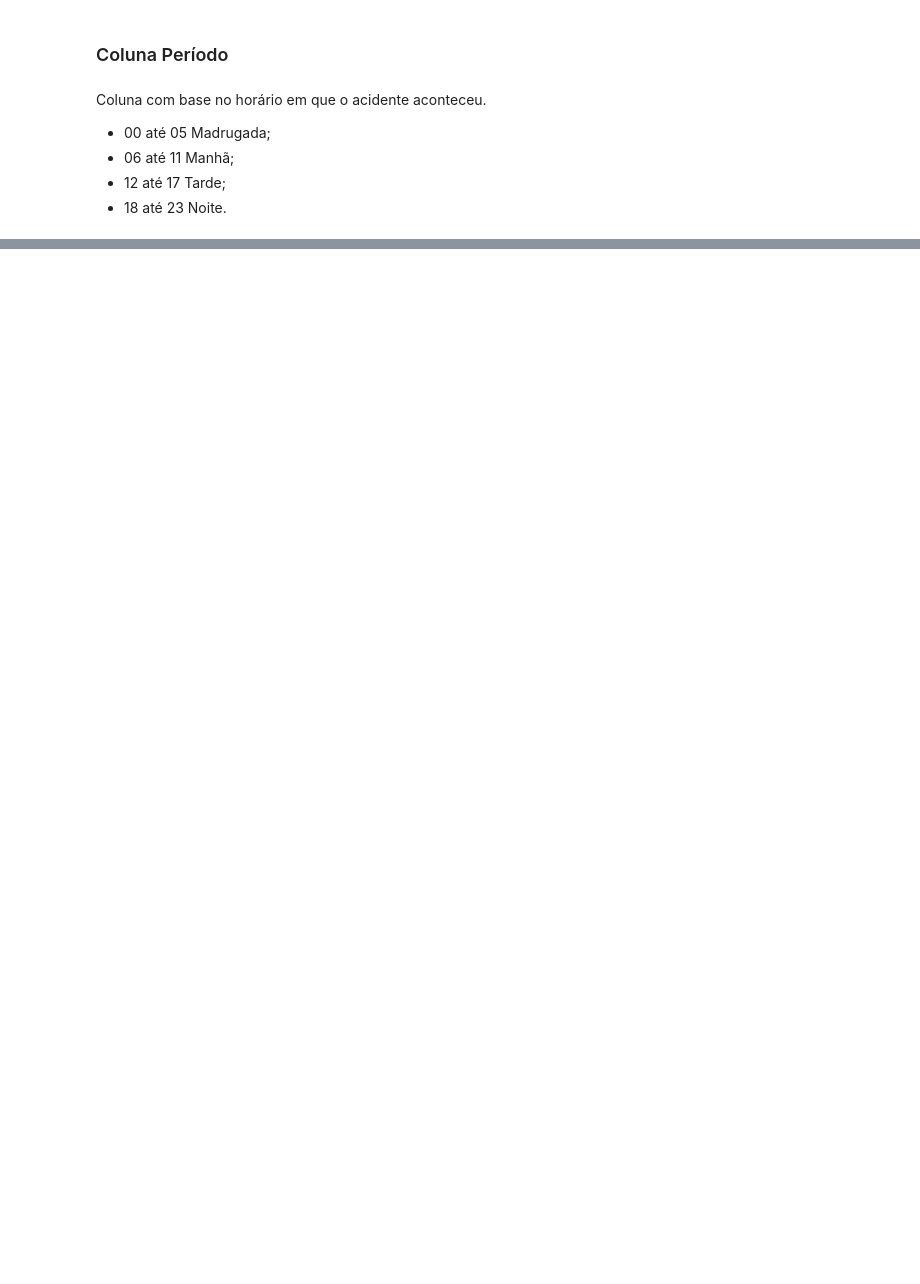
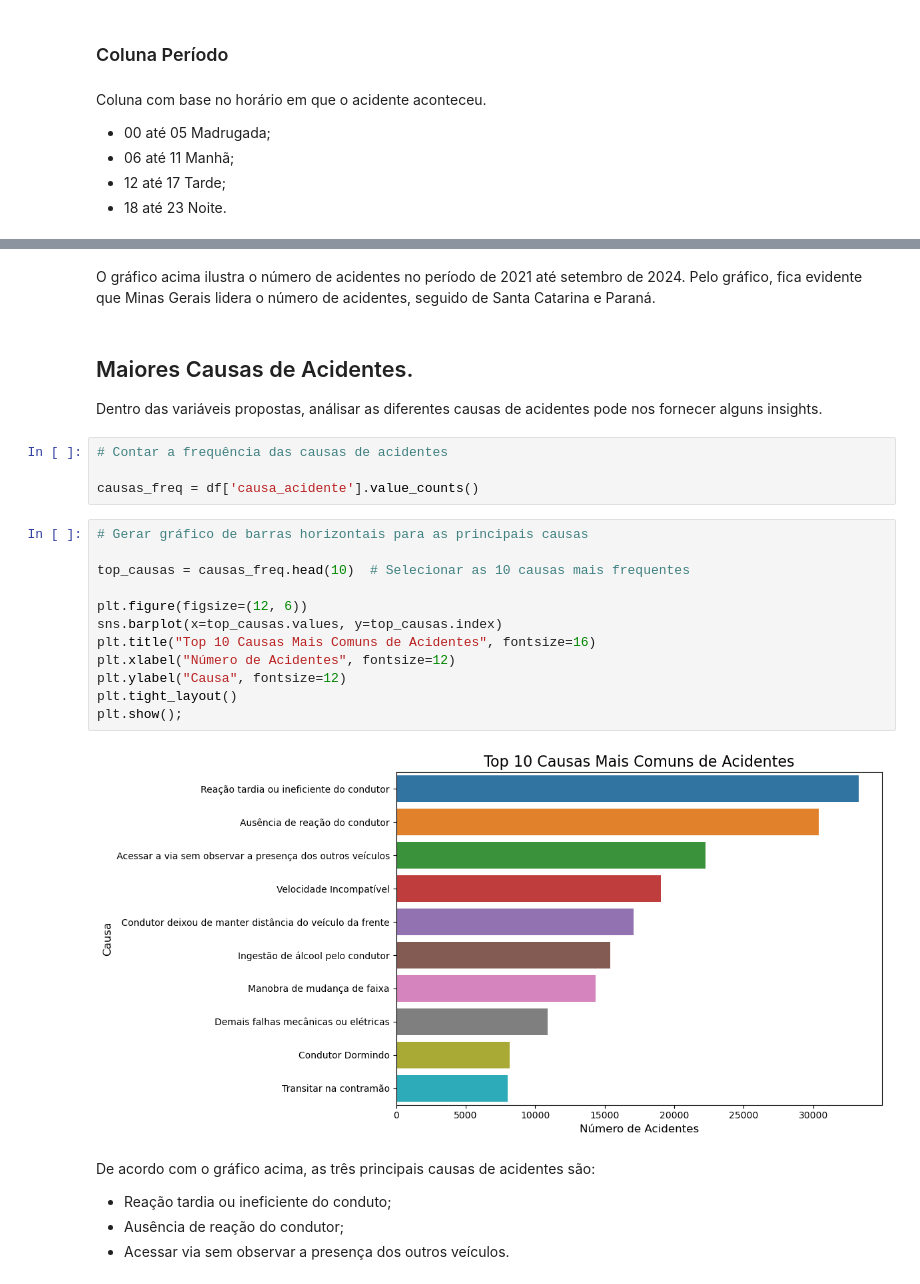
Before and after one commit to xcpinzas/analise-de-acidentes-de-transito, a Jupyter notebook: dados_acidentes_brasil.ipynb, the cells around one changed output, grey strips where cells are left out. Saved outputs shown, nothing was run; the diff lists cells and outputs as text; blank space fills up the shorter version.

```diff
--- a/dados_acidentes_brasil.ipynb
+++ b/dados_acidentes_brasil.ipynb
@@ -431,0 +449,30 @@ Lembrar de criar gráficos e figuras para visualização dos dados.
+# %% [markdown]
+O gráfico acima ilustra o número de acidentes no período de 2021 até setembro de 2024. Pelo gráfico, fica evidente que Minas Gerais lidera o número de acidentes, seguido de Santa Catarina e Paraná.
+# %% [markdown]
+## Maiores Causas de Acidentes.
+
+
+Dentro das variáveis propostas, análisar as diferentes causas de acidentes pode nos fornecer alguns insights.
+# %%
+# Contar a frequência das causas de acidentes
+
+causas_freq = df['causa_acidente'].value_counts()
+# %%
+# Gerar gráfico de barras horizontais para as principais causas
+
+top_causas = causas_freq.head(10)  # Selecionar as 10 causas mais frequentes
+
+plt.figure(figsize=(12, 6))
+sns.barplot(x=top_causas.values, y=top_causas.index)
+plt.title("Top 10 Causas Mais Comuns de Acidentes", fontsize=16)
+plt.xlabel("Número de Acidentes", fontsize=12)
+plt.ylabel("Causa", fontsize=12)
+plt.tight_layout()
+plt.show();
+# %% [output]
+[figure, added]
+# %% [markdown]
+De acordo com o gráfico acima, as três principais causas de acidentes são:
+- Reação tardia ou ineficiente do conduto;
+- Ausência de reação do condutor;
+- Acessar via sem observar a presença dos outros veículos.
```
Also changed, not shown: parts of 51 cells of this notebook.
